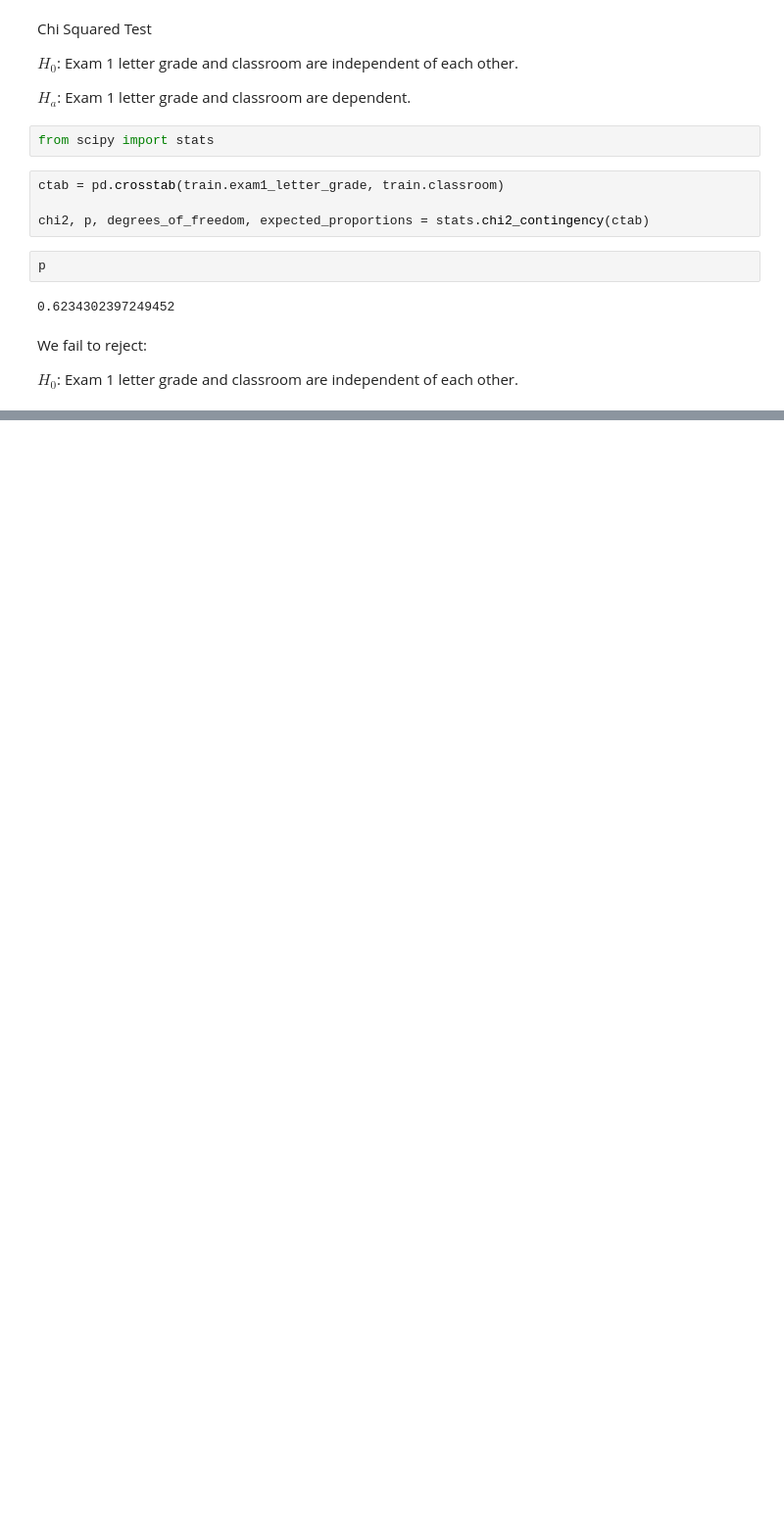
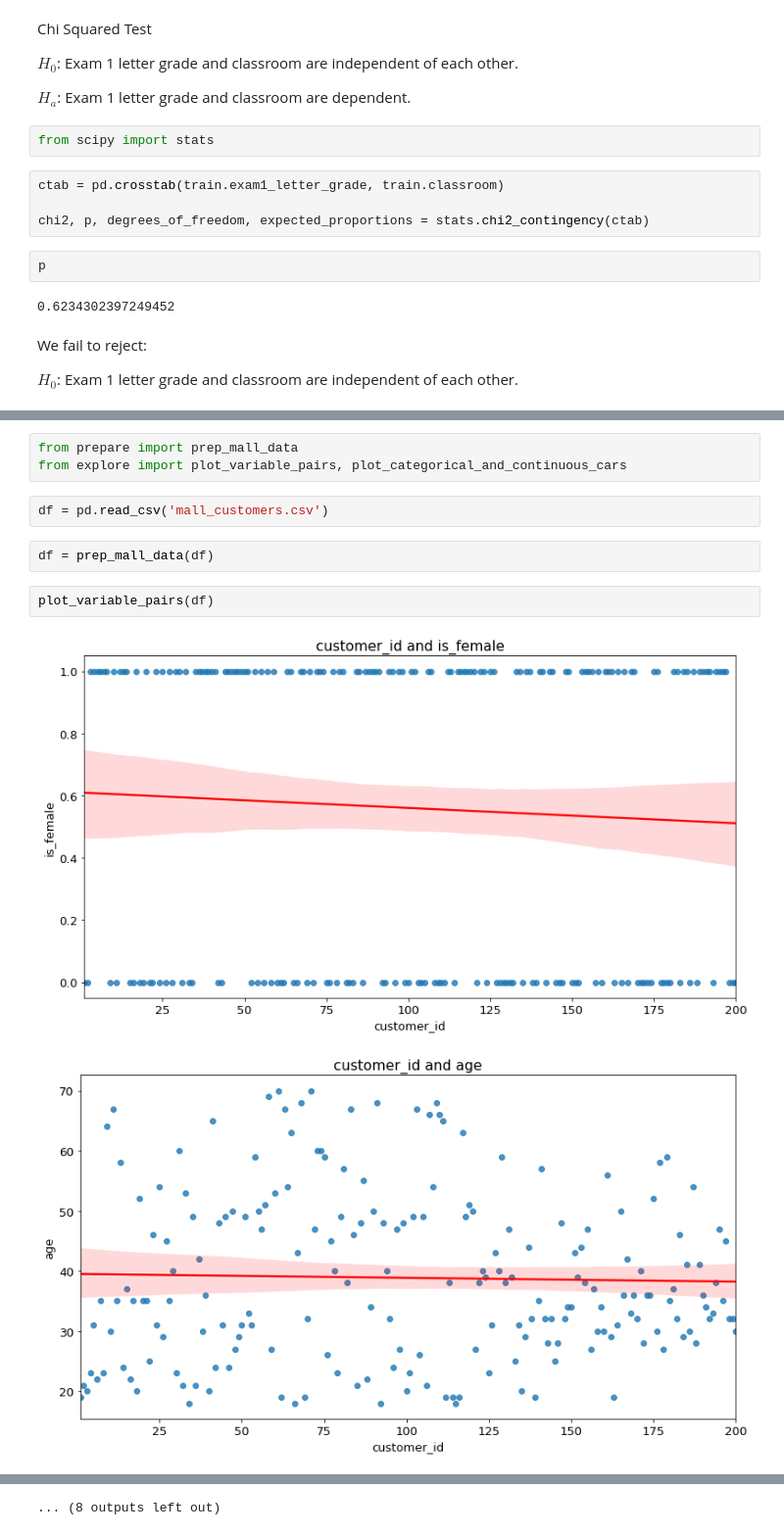
Before and after one commit to Promeos/regression-exercises, a Jupyter notebook: exploration-lesson.ipynb, the cells around one changed output, grey strips where cells are left out. Shown: that part at 98% size. Saved outputs shown, nothing was run; the diff lists cells and outputs as text; blank space fills up the shorter version.

```diff
--- a/exploration-lesson.ipynb
+++ b/exploration-lesson.ipynb
@@ -274,0 +278,12 @@ $H_0$: Exam 1 letter grade and classroom are independent of each other.
+# %%
+from prepare import prep_mall_data
+from explore import plot_variable_pairs, plot_categorical_and_continuous_cars
+# %%
+df = pd.read_csv('mall_customers.csv')
+# %%
+df = prep_mall_data(df)
+# %%
+plot_variable_pairs(df)
+# %% [output]
+[figure, added]
+[figure, added]
@@ -274,0 +300 @@ $H_0$: Exam 1 letter grade and classroom are independent of each other.
+... (8 outputs left out)
```
Also changed, not shown: parts of 2 cells of this notebook.
